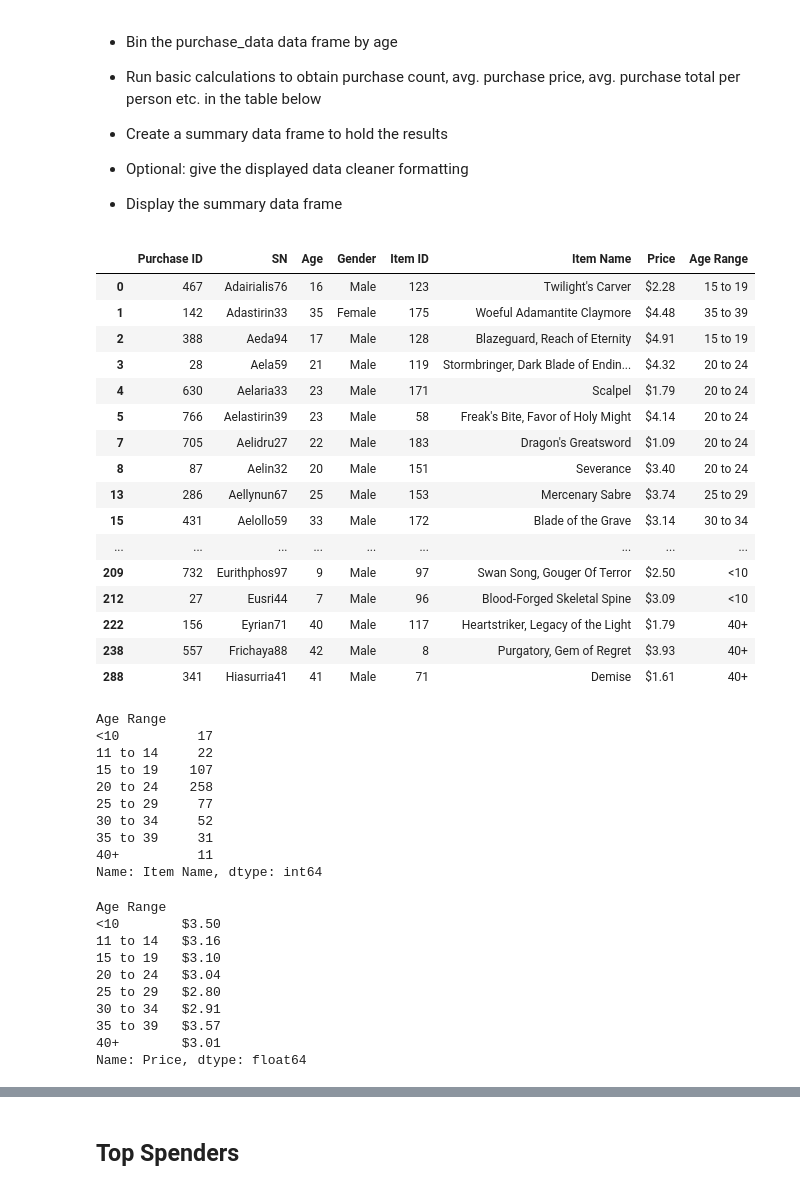
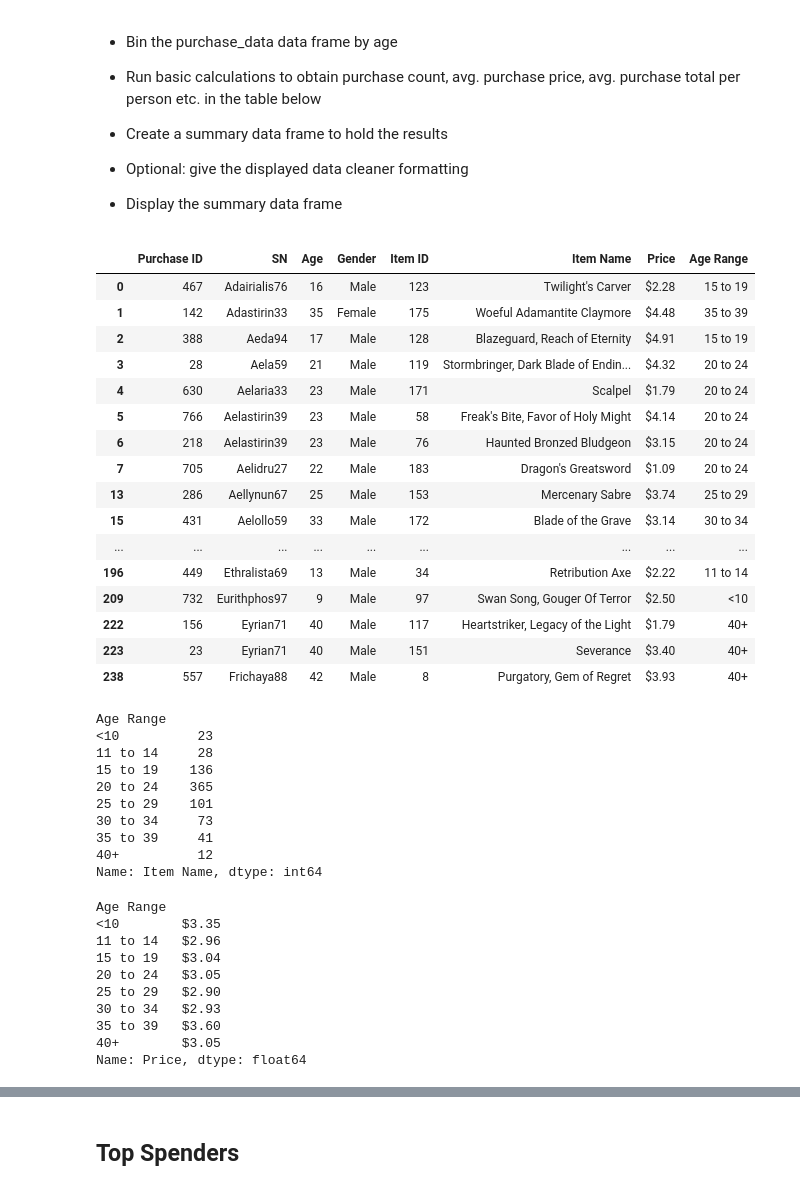
Before and after one commit to MComitor/Pandas_Challenge, a Jupyter notebook: HeroesOfPymoli.ipynb, the cells around one changed output, grey strips where cells are left out. Saved outputs shown, nothing was run; the diff lists cells and outputs as text; code cells hidden in the pictures.

```diff
--- a/HeroesOfPymoli.ipynb
+++ b/HeroesOfPymoli.ipynb
@@ -300,6 +299,6 @@ bins = [7, 10, 15, 20, 25, 30, 35, 40, 45]
 group_labels = ["<10", "11 to 14", "15 to 19", "20 to 24", "25 to 29", "30 to 34", "35 to 39", "40+"]
 # %%
 # Categorize the existing players by adding a new column to the data frame
-new_df["Age Range"] = pd.cut(new_df["Age"], bins, right=False, labels=group_labels, include_lowest=True)
-new_df.head(30)
+myfile_df["Age Range"] = pd.cut(myfile_df["Age"], bins, right=False, labels=group_labels, include_lowest=True)
+myfile_df.head(30)
 # %% [output]
@@ -385,53 +379,53 @@ gender_ranges_df
 
 * Display the summary data frame
 # %%
-purchase_analysis_df = new_df.groupby('Age Range')
+purchase_analysis_df = myfile_df.groupby('Age Range')
 purchase_analysis_df.head()
 # %% [output]
 |  | Purchase ID | SN | Age | Gender | Item ID | Item Name | Price | Age Range |
 | 0 | 467 | Adairialis76 | 16 | Male | 123 | Twilight's Carver | $2.28 | 15 to 19 |
 | 1 | 142 | Adastirin33 | 35 | Female | 175 | Woeful Adamantite Claymore | $4.48 | 35 to 39 |
 | 2 | 388 | Aeda94 | 17 | Male | 128 | Blazeguard, Reach of Eternity | $4.91 | 15 to 19 |
 | 3 | 28 | Aela59 | 21 | Male | 119 | Stormbringer, Dark Blade of Endin... | $4.32 | 20 to 24 |
 | 4 | 630 | Aelaria33 | 23 | Male | 171 | Scalpel | $1.79 | 20 to 24 |
 | 5 | 766 | Aelastirin39 | 23 | Male | 58 | Freak's Bite, Favor of Holy Might | $4.14 | 20 to 24 |
+| 6 | 218 | Aelastirin39 | 23 | Male | 76 | Haunted Bronzed Bludgeon | $3.15 | 20 to 24 |
 | 7 | 705 | Aelidru27 | 22 | Male | 183 | Dragon's Greatsword | $1.09 | 20 to 24 |
-| 8 | 87 | Aelin32 | 20 | Male | 151 | Severance | $3.40 | 20 to 24 |
 | 13 | 286 | Aellynun67 | 25 | Male | 153 | Mercenary Sabre | $3.74 | 25 to 29 |
 | 15 | 431 | Aelollo59 | 33 | Male | 172 | Blade of the Grave | $3.14 | 30 to 34 |
 | ... | ... | ... | ... | ... | ... | ... | ... | ... |
+| 196 | 449 | Ethralista69 | 13 | Male | 34 | Retribution Axe | $2.22 | 11 to 14 |
 | 209 | 732 | Eurithphos97 | 9 | Male | 97 | Swan Song, Gouger Of Terror | $2.50 | <10 |
-| 212 | 27 | Eusri44 | 7 | Male | 96 | Blood-Forged Skeletal Spine | $3.09 | <10 |
 | 222 | 156 | Eyrian71 | 40 | Male | 117 | Heartstriker, Legacy of the Light | $1.79 | 40+ |
+| 223 | 23 | Eyrian71 | 40 | Male | 151 | Severance | $3.40 | 40+ |
 | 238 | 557 | Frichaya88 | 42 | Male | 8 | Purgatory, Gem of Regret | $3.93 | 40+ |
-| 288 | 341 | Hiasurria41 | 41 | Male | 71 | Demise | $1.61 | 40+ |
 # %%
 item_count = purchase_analysis_df['Item Name'].count()
 item_count
 # %% [output]
 Age Range
-<10          17
-11 to 14     22
-15 to 19    107
-20 to 24    258
-25 to 29     77
-30 to 34     52
-35 to 39     31
-40+          11
+<10          23
+11 to 14     28
+15 to 19    136
+20 to 24    365
+25 to 29    101
+30 to 34     73
+35 to 39     41
+40+          12
 Name: Item Name, dtype: int64
 # %%
 price_mean = purchase_analysis_df['Price'].mean()
 price_mean
 # %% [output]
 Age Range
-<10        $3.50
-11 to 14   $3.16
-15 to 19   $3.10
-20 to 24   $3.04
-25 to 29   $2.80
-30 to 34   $2.91
-35 to 39   $3.57
-40+        $3.01
+<10        $3.35
+11 to 14   $2.96
+15 to 19   $3.04
+20 to 24   $3.05
+25 to 29   $2.90
+30 to 34   $2.93
+35 to 39   $3.60
+40+        $3.05
 Name: Price, dtype: float64
 # %%
 price_sum = purchase_analysis_df['Price'].sum()
```
Also changed, not shown: parts of 12 cells of this notebook.
